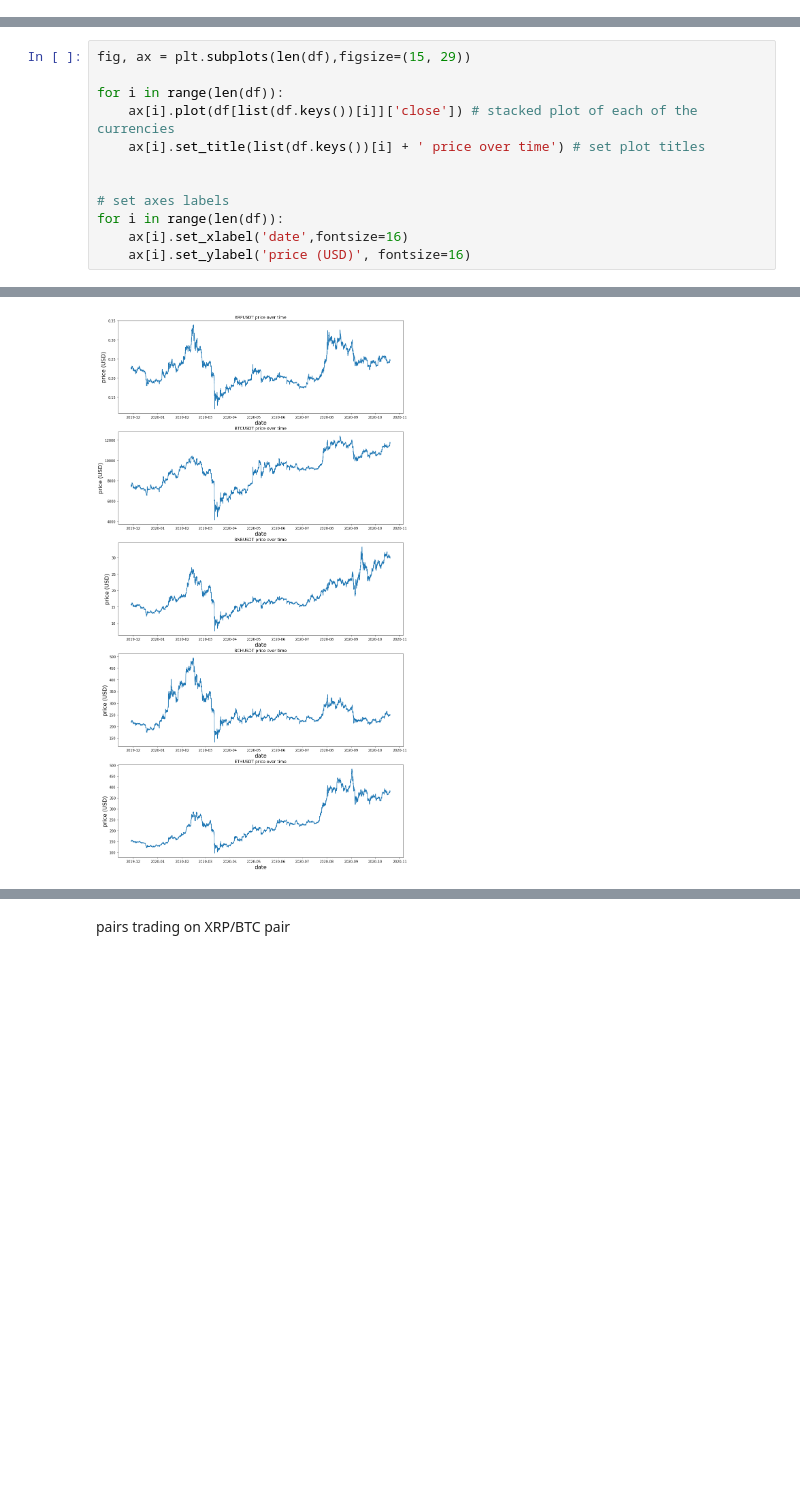
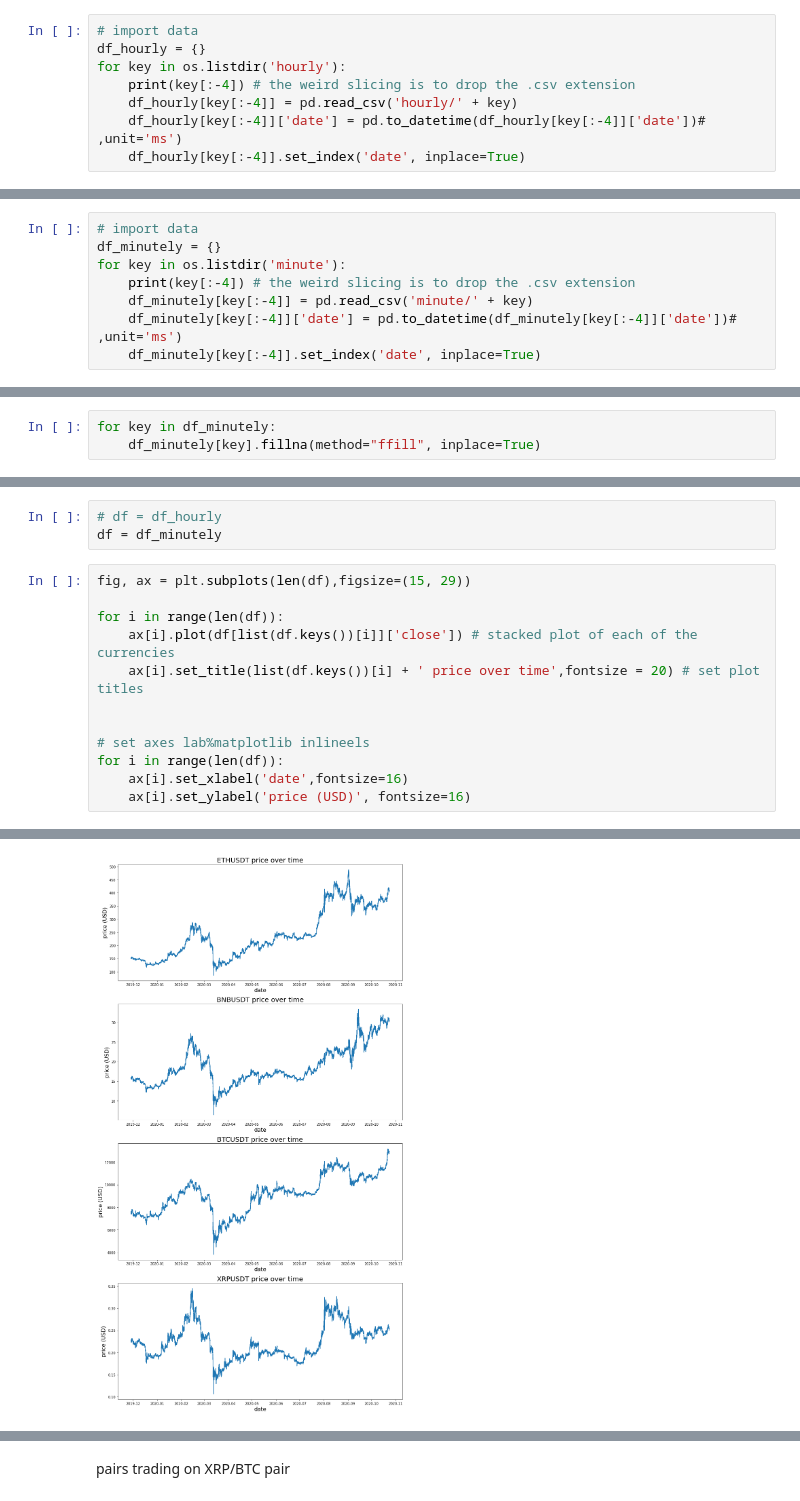
Before and after one commit to peparhugo/Econometrics_group_project, a Jupyter notebook: submission_3/data-ideas/pairs-trading-22102020.ipynb, the cells around one changed output, grey strips where cells are left out. Saved outputs shown, nothing was run; the diff lists cells and outputs as text; blank space fills up the shorter version.

```diff
--- a/submission_3/data-ideas/pairs-trading-22102020.ipynb
+++ b/submission_3/data-ideas/pairs-trading-22102020.ipynb
@@ -17,0 +20,8 @@ with open('cryptopairs20102020.pkl', 'rb') as handle:
+# %%
+# import data
+df_hourly = {}
+for key in os.listdir('hourly'):
+    print(key[:-4]) # the weird slicing is to drop the .csv extension
+    df_hourly[key[:-4]] = pd.read_csv('hourly/' + key)
+    df_hourly[key[:-4]]['date'] = pd.to_datetime(df_hourly[key[:-4]]['date'])# ,unit='ms')
+    df_hourly[key[:-4]].set_index('date', inplace=True)
@@ -17,0 +34,8 @@ with open('cryptopairs20102020.pkl', 'rb') as handle:
+# %%
+# import data
+df_minutely = {}
+for key in os.listdir('minute'):
+    print(key[:-4]) # the weird slicing is to drop the .csv extension
+    df_minutely[key[:-4]] = pd.read_csv('minute/' + key)
+    df_minutely[key[:-4]]['date'] = pd.to_datetime(df_minutely[key[:-4]]['date'])# ,unit='ms')
+    df_minutely[key[:-4]].set_index('date', inplace=True)
@@ -17,0 +47,3 @@ with open('cryptopairs20102020.pkl', 'rb') as handle:
+# %%
+for key in df_minutely:
+    df_minutely[key].fillna(method="ffill", inplace=True)
@@ -18,12 +70,15 @@ with open('cryptopairs20102020.pkl', 'rb') as handle:
+# %%
+# df = df_hourly
+df = df_minutely
 # %%
 fig, ax = plt.subplots(len(df),figsize=(15, 29))
 
 for i in range(len(df)):
     ax[i].plot(df[list(df.keys())[i]]['close']) # stacked plot of each of the currencies
-    ax[i].set_title(list(df.keys())[i] + ' price over time') # set plot titles
+    ax[i].set_title(list(df.keys())[i] + ' price over time',fontsize = 20) # set plot titles
 
 
-# set axes labels
+# set axes lab%matplotlib inlineels
 for i in range(len(df)):
     ax[i].set_xlabel('date',fontsize=16)
     ax[i].set_ylabel('price (USD)', fontsize=16)
@@ -35 +88 @@ To register the converters:
-[figure, old version]
+[figure, new version]
```
Also changed, not shown: parts of 36 cells of this notebook, 12 other files.
